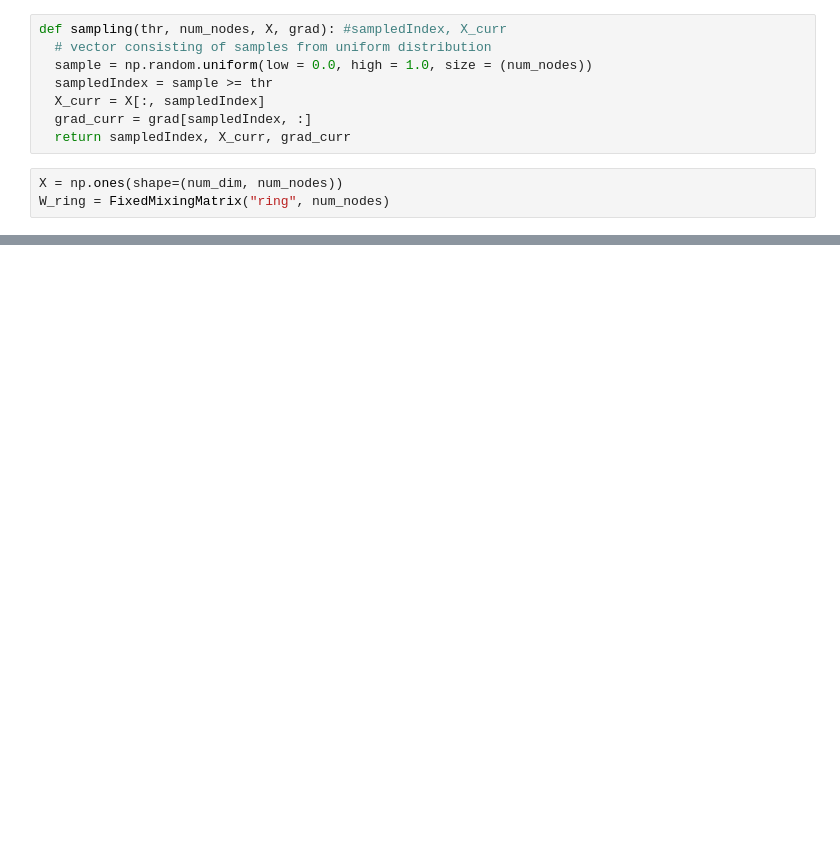
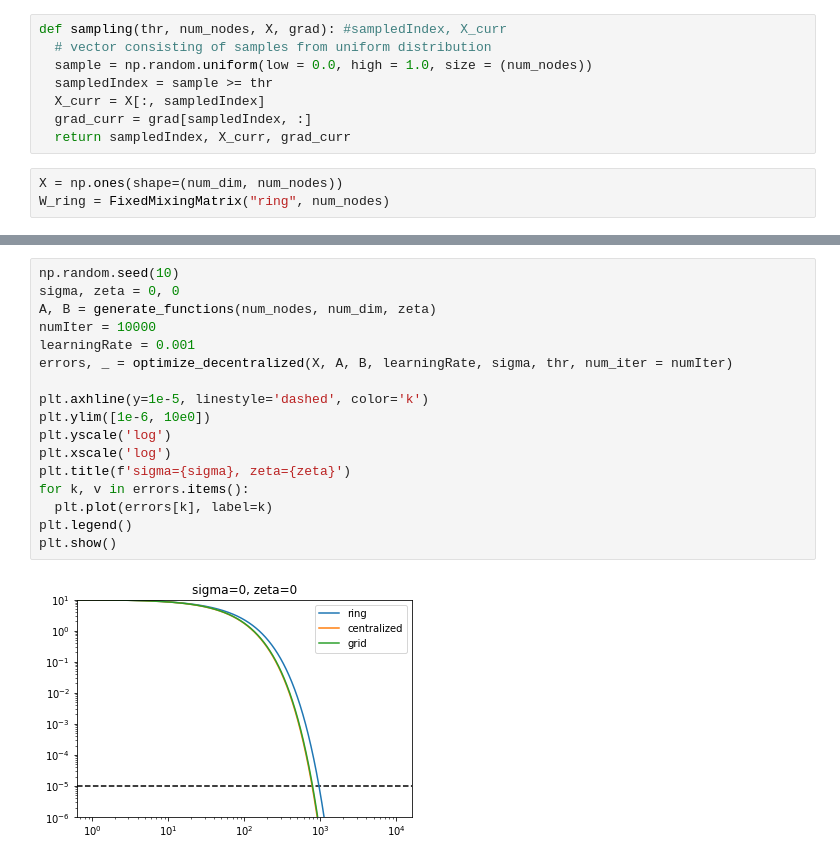
Before and after one commit to ZiweiLiu1314/Decentralized-Stochastic-Optimization-With-Client-Sampling, a Jupyter notebook: test_DGD/DGD-test-Jun5.ipynb, the cells around one changed output, grey strips where cells are left out. Saved outputs shown, nothing was run; the diff lists cells and outputs as text; blank space fills up the shorter version.

```diff
--- a/test_DGD/DGD-test-Jun5.ipynb
+++ b/test_DGD/DGD-test-Jun5.ipynb
@@ -81,0 +128,19 @@ errors, _ = optimize_decentralized(X, W_ring, A, B, learningRate, sigma, num_ite
+# %%
+np.random.seed(10)
+sigma, zeta = 0, 0
+A, B = generate_functions(num_nodes, num_dim, zeta)
+numIter = 10000
+learningRate = 0.001
+errors, _ = optimize_decentralized(X, A, B, learningRate, sigma, thr, num_iter = numIter)
+
+plt.axhline(y=1e-5, linestyle='dashed', color='k')
+plt.ylim([1e-6, 10e0])
+plt.yscale('log')
+plt.xscale('log')
+plt.title(f'sigma={sigma}, zeta={zeta}')
+for k, v in errors.items():
+  plt.plot(errors[k], label=k)
+plt.legend()
+plt.show()
+# %% [output]
+[figure, added]
```
Also changed, not shown: parts of 19 cells of this notebook.
